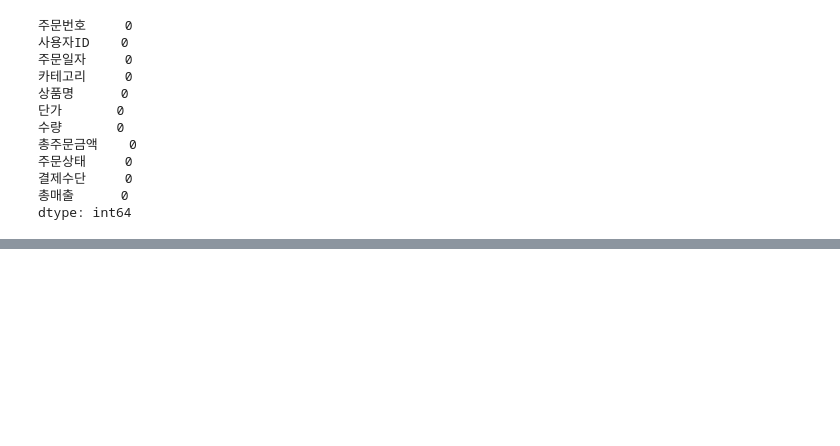
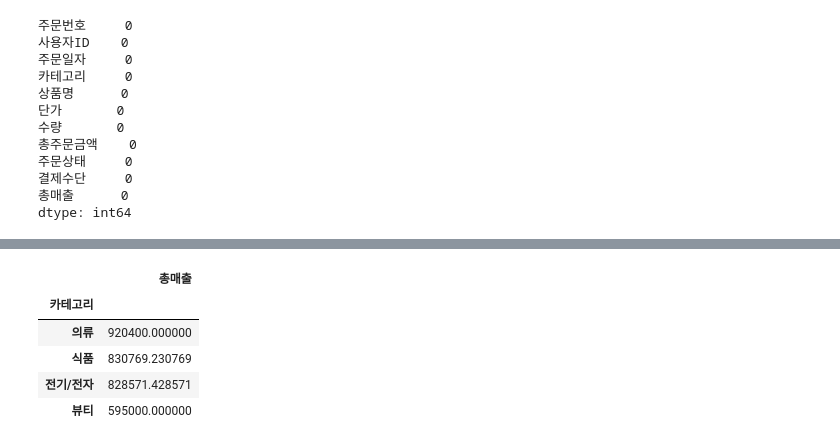
Before and after one commit to Kyyy12345/pandas-study, a Jupyter notebook: challenge-pandas.ipynb, the cells around one changed output, grey strips where cells are left out. Saved outputs shown, nothing was run; the diff lists cells and outputs as text; code cells hidden in the pictures; blank space fills up the shorter version.

```diff
--- a/challenge-pandas.ipynb
+++ b/challenge-pandas.ipynb
@@ -73,3 +73,13 @@ shopping.sort_values('총매출', ascending=False).head(3)
 | 35 | ORD-20260519-0036 | user_1918 | 2026-05-13 16:58:00 | 전기/전자 | 무선 노이즈캔슬링 헤드폰 | 199000.000000 | 1 | 199000.000000 | 배송중 | 신용카드 | 199000.000000 |
 | 33 | ORD-20260519-0034 | user_1885 | 2026-05-10 13:40:00 | 전기/전자 | 기계식 게이밍 키보드 | 129000.000000 | 1 | 103571.428571 | 결제완료 | 신용카드 | 129000.000000 |
 | 42 | ORD-20260519-0043 | user_1077 | 2026-05-19 13:02:00 | 전기/전자 | 버티컬 무선 마우스 | 90714.285714 | 1 | 79000.000000 | 주문취소 | 신용카드 | 90714.285714 |
+# %%
+# 카테고리별 총매출 내림차순
+shopping.groupby('카테고리').agg(총매출 = ('총주문금액', 'sum')).sort_values('총매출', ascending=False)
+# %% [output]
+|  | 총매출 |
+| 카테고리 |  |
+| 의류 | 920400.000000 |
+| 식품 | 830769.230769 |
+| 전기/전자 | 828571.428571 |
+| 뷰티 | 595000.000000 |
```
Also changed, not shown: parts of 1 cell of this notebook.
